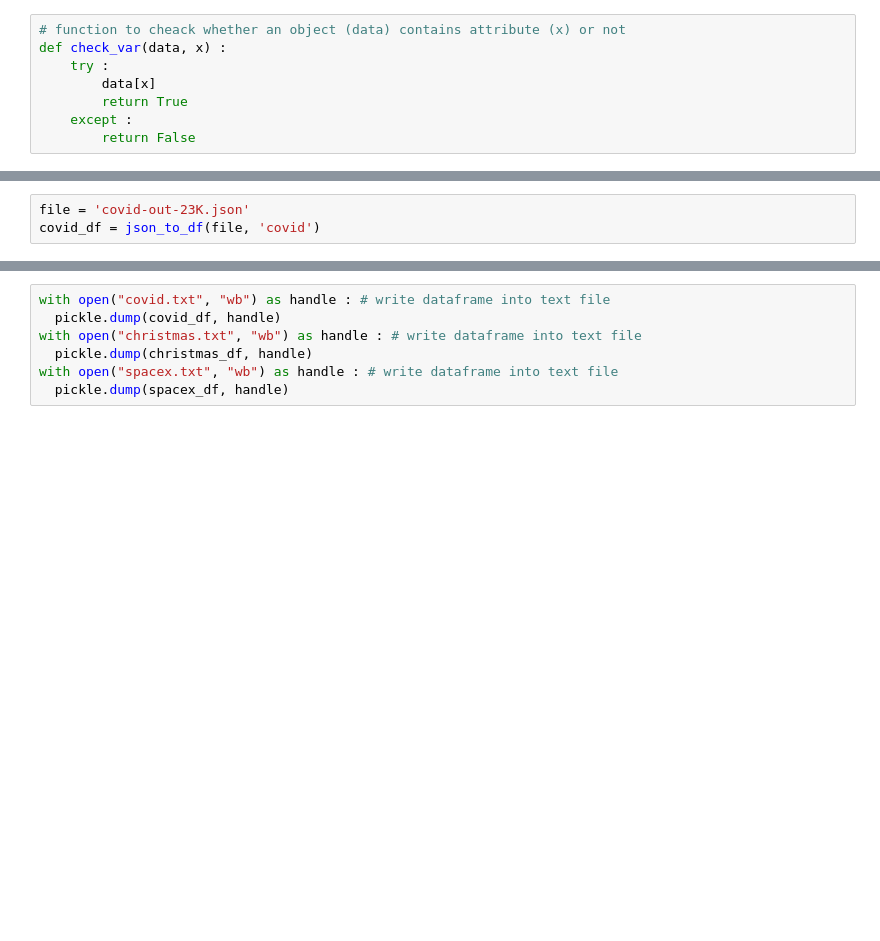
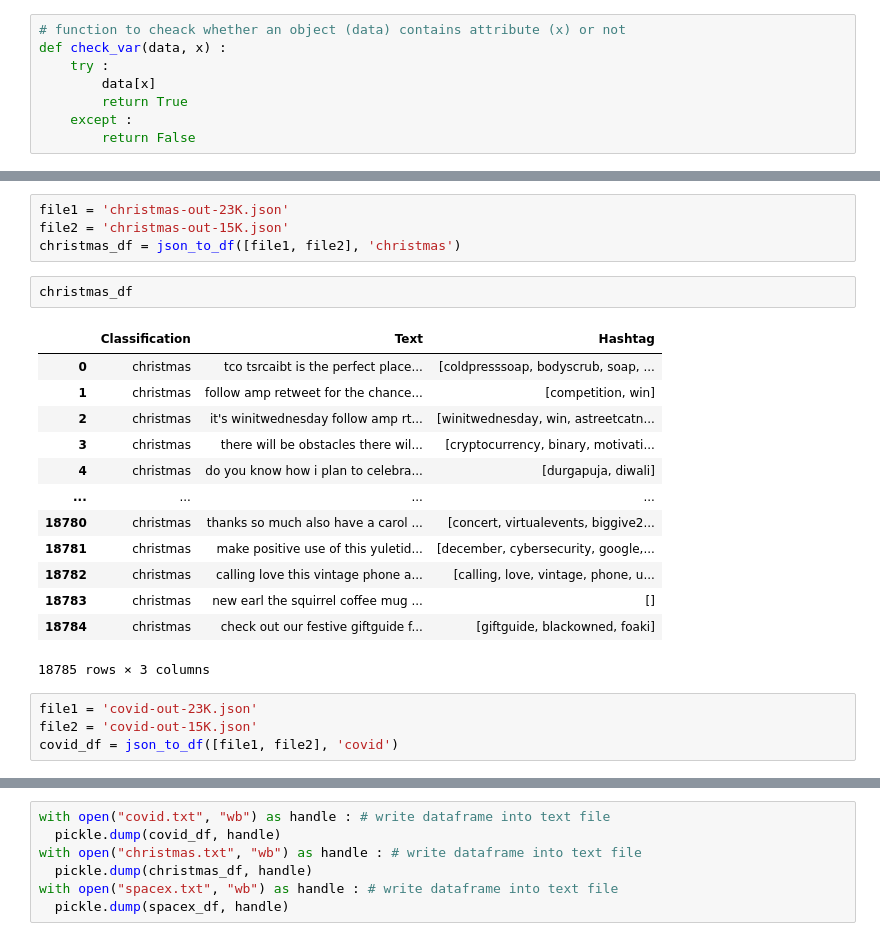
Before and after one commit to YelinShin/STAT_Software, a Jupyter notebook: dataToPickle.ipynb, the cells around one changed output, grey strips where cells are left out. Saved outputs shown, nothing was run; the diff lists cells and outputs as text; blank space fills up the shorter version.

```diff
--- a/dataToPickle.ipynb
+++ b/dataToPickle.ipynb
@@ -73,4 +129,25 @@ def json_to_df(file, hashtag) :
+# %%
+file1 = 'christmas-out-23K.json'
+file2 = 'christmas-out-15K.json'
+christmas_df = json_to_df([file1, file2], 'christmas')
+# %%
+christmas_df
+# %% [output]
+|  | Classification | Text | Hashtag |
+| 0 | christmas | tco tsrcaibt is the perfect place... | [coldpresssoap, bodyscrub, soap, ... |
+| 1 | christmas | follow amp retweet for the chance... | [competition, win] |
+| 2 | christmas | it's winitwednesday follow amp rt... | [winitwednesday, win, astreetcatn... |
+| 3 | christmas | there will be obstacles there wil... | [cryptocurrency, binary, motivati... |
+| 4 | christmas | do you know how i plan to celebra... | [durgapuja, diwali] |
+| ... | ... | ... | ... |
+| 18780 | christmas | thanks so much also have a carol ... | [concert, virtualevents, biggive2... |
+| 18781 | christmas | make positive use of this yuletid... | [december, cybersecurity, google,... |
+| 18782 | christmas | calling love this vintage phone a... | [calling, love, vintage, phone, u... |
+| 18783 | christmas | new earl the squirrel coffee mug ... | [] |
+| 18784 | christmas | check out our festive giftguide f... | [giftguide, blackowned, foaki] |
+18785 rows × 3 columns
 # %%
-file = 'covid-out-23K.json'
-covid_df = json_to_df(file, 'covid')
+file1 = 'covid-out-23K.json'
+file2 = 'covid-out-15K.json'
+covid_df = json_to_df([file1, file2], 'covid')
 # %%
```
Also changed, not shown: parts of 15 cells of this notebook, 6 other files.
